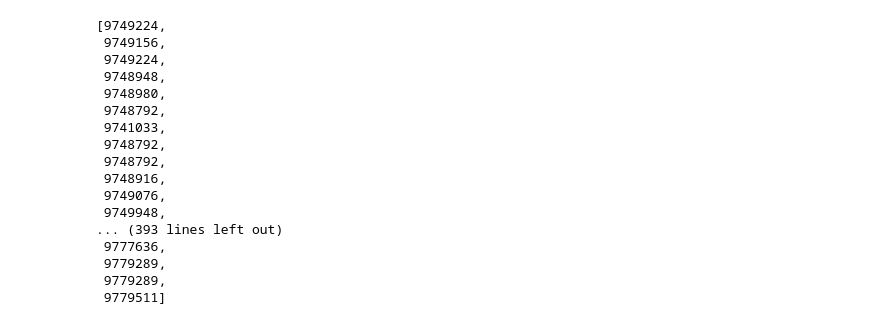
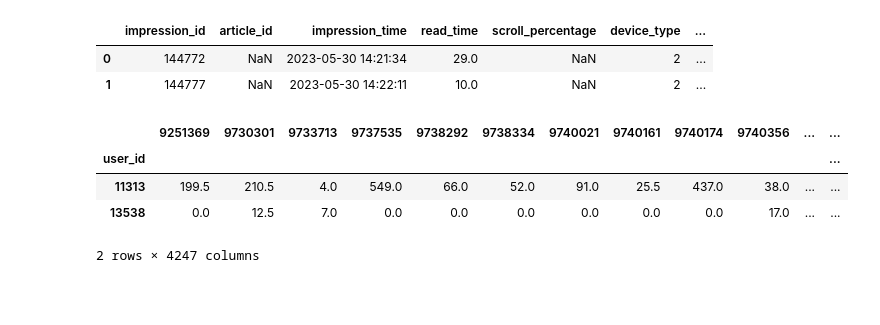
Before and after one commit to akisgazepidis/Recommendation_System_RecSys_Challenge_2024, a Jupyter notebook: RS_Recommendation_System.ipynb, the cells around one changed output. Saved outputs shown, nothing was run; the diff lists cells and outputs as text; code cells hidden in the pictures; blank space fills up the shorter version.

```diff
--- a/RS_Recommendation_System.ipynb
+++ b/RS_Recommendation_System.ipynb
@@ -67,23 +62,17 @@ history_val_df.head()
 | 2 | 373598 | [2023-05-04T07:51:58.000000, 2023... | [nan, nan, nan, 59.0, 33.0, 75.0,... | [9514481, 9514481, 9111040, 97503... | [0.0, 0.0, 0.0, 3.0, 9.0, 117.0, ... |
 | 3 | 383378 | [2023-05-04T07:27:57.000000, 2023... | [100.0, 100.0, 100.0, 100.0, 100.... | [9747490, 9749036, 9749025, 97487... | [85.0, 18.0, 133.0, 191.0, 331.0,... |
 | 4 | 411733 | [2023-05-04T17:09:09.000000, 2023... | [20.0, 14.0, 61.0, 55.0, 21.0, 81... | [9750081, 9750111, 9750039, 97499... | [2.0, 4.0, 6.0, 9.0, 1.0, 30.0, 3... |
-# %%
-list(history_val_df[['article_id_fixed']].loc[0,:][0])
-# %% [output]
-[9749224,
- 9749156,
- 9749224,
- 9748948,
- 9748980,
- 9748792,
- 9741033,
- 9748792,
- 9748792,
- 9748916,
- 9749076,
- 9749948,
-... (393 lines left out)
- 9777636,
- 9779289,
- 9779289,
- 9779511]
+# %%
+behaviors_val_df.head(2)
+# %% [output]
+|  | impression_id | article_id | impression_time | read_time | scroll_percentage | device_type | ... |
+| 0 | 144772 | NaN | 2023-05-30 14:21:34 | 29.0 | NaN | 2 | ... |
+| 1 | 144777 | NaN | 2023-05-30 14:22:11 | 10.0 | NaN | 2 | ... |
+# %%
+interaction_matrix_df.head(2)
+# %% [output]
+|  | 9251369 | 9730301 | 9733713 | 9737535 | 9738292 | 9738334 | 9740021 | 9740161 | 9740174 | 9740356 | ... | ... |
+| user_id |  |  |  |  |  |  |  |  |  |  |  | ... |
+| 11313 | 199.5 | 210.5 | 4.0 | 549.0 | 66.0 | 52.0 | 91.0 | 25.5 | 437.0 | 38.0 | ... | ... |
+| 13538 | 0.0 | 12.5 | 7.0 | 0.0 | 0.0 | 0.0 | 0.0 | 0.0 | 0.0 | 17.0 | ... | ... |
+2 rows × 4247 columns
```
Also changed, not shown: parts of 34 cells of this notebook, 1 other file.
